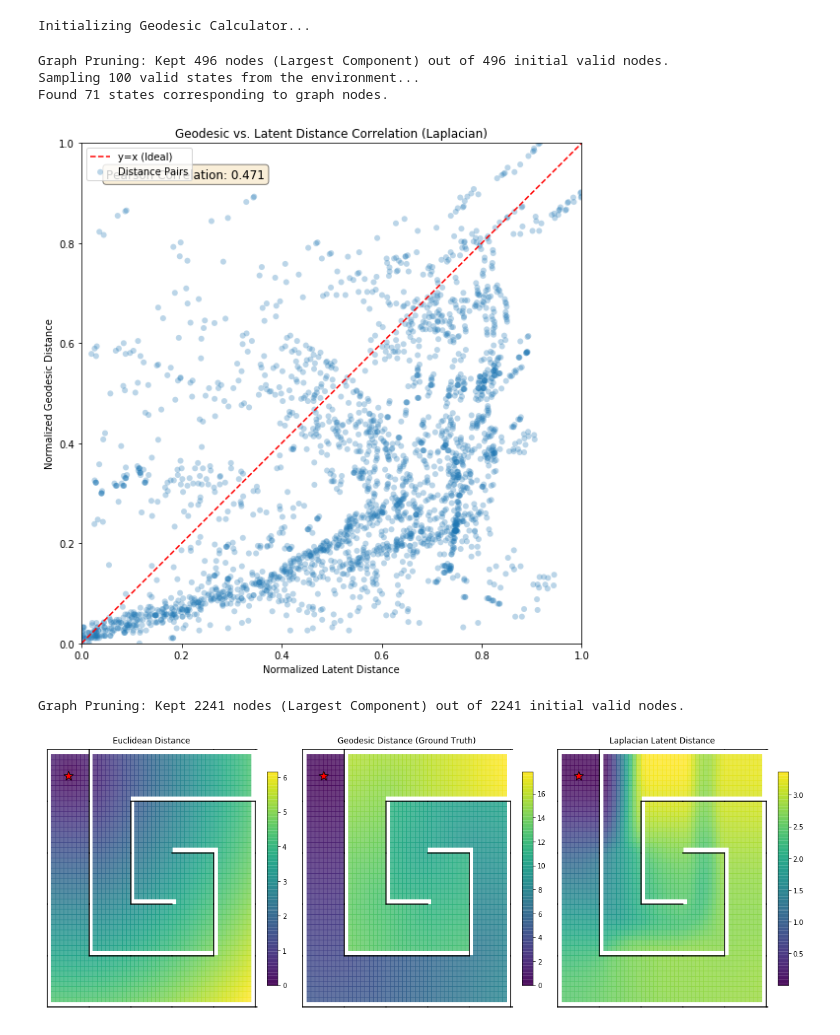
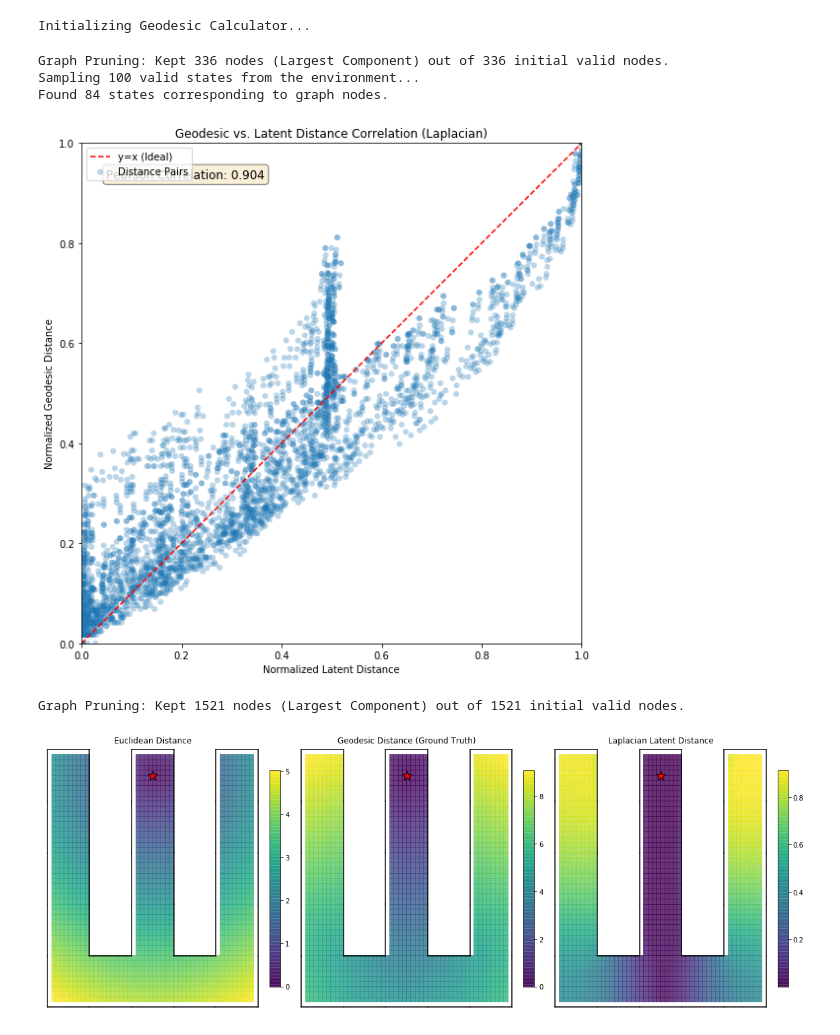
Before and after one commit to HiverXD/edl, a Jupyter notebook: notebooks/square_maze_geodesic copy.ipynb, the cells around one changed output. Saved outputs shown, nothing was run; the diff lists cells and outputs as text; code cells hidden in the pictures.

Commit message:
(feat) training ALLO & visualize 2

```diff
--- a/notebooks/square_maze_geodesic copy.ipynb
+++ b/notebooks/square_maze_geodesic copy.ipynb
@@ -12,7 +12,8 @@ from result_inspection.toy_maze_geodesic import *
 
 from agents.maze_agents.toy_maze.env.maze_env import Env
 # Spiral 미로 환경 생성
-env = Env(n=1, maze_type='spiral', use_antigoal=False)
+maze_type = 'square_b'
+env = Env(n=1, maze_type=maze_type, use_antigoal=False)
 # 가짜 exp 객체 (visualize 함수들이 exp.learner.agent.env 구조를 기대하므로
 class MockExperiment:
     def __init__(self, env):
@@ -38,6 +39,6 @@ Geodesic distance: 17.40
 # %%
 
-phi_encoder = load_laplacian_encoder(maze_type="square_a", experiment_name="default")
+phi_encoder = load_laplacian_encoder(maze_type=maze_type, experiment_name="default")
 visualize_geodesic_distance_correlation(
     exp,
     encoder=phi_encoder,
@@ -50,10 +51,10 @@ plt.tight_layout()
 plt.show()
 # %% [output]
 Initializing Geodesic Calculator...
-Graph Pruning: Kept 496 nodes (Largest Component) out of 496 initial valid nodes.
+Graph Pruning: Kept 336 nodes (Largest Component) out of 336 initial valid nodes.
 Sampling 100 valid states from the environment...
-Found 71 states corresponding to graph nodes.
+Found 84 states corresponding to graph nodes.
-[figure, old version]
+[figure, new version]
 # %%
 import torch
 import numpy as np
@@ -68,21 +69,24 @@ from result_inspection.toy_maze_geodesic import *
 
 
 # 1. 모델 및 계산기 준비
-phi_encoder = load_laplacian_encoder(maze_type="spiral")
+phi_encoder = load_laplacian_encoder(maze_type=maze_type)
 geo_calc = GeodesicDistanceCalculator(exp.learner.agent.env.maze,
-maze_type="spiral", resolution=0.1)
+maze_type=maze_type, resolution=0.1)
 vae = exp.learner.vae
 # 2. Metric 함수 정의
 def metric_euclidean(S, s0):
     S_t = torch.tensor(S, dtype=torch.float32)
     s0_t = torch.tensor(s0, dtype=torch.float32).unsqueeze(0)
     return torch.norm(S_t - s0_t, dim=1).detach().numpy()
-def metric_laplacian(S, s0):
+def metric_laplacian(S, s0, effective_dim=None):
     S_t = torch.tensor(S, dtype=torch.float32)
     s0_t = torch.tensor(s0, dtype=torch.float32).unsqueeze(0)
     with torch.no_grad():
         phi_S = phi_encoder(S_t)
         phi_s0 = phi_encoder(s0_t)
+        if effective_dim is not None:
+            phi_S = phi_S[:effective_dim]
+            phi_s0 = phi_s0[:effective_dim]
     return torch.norm(phi_S - phi_s0, dim=1).detach().numpy()
 def metric_geodesic(S, s0):
     # This might be slow if we call get_shortest_path for every point one one.
@@ -99,33 +103,33 @@ def metric_geodesic(S, s0):
     if s0_grid not in geo_calc.coord_to_node:
         return np.full(len(S), np.nan)
     s0_idx = geo_calc.coord_to_node[s0_grid]
     # Get all distances from s0 using the pre-computed matrix
     # But S points might not align perfectly with graph nodes.
     # We should snap S points to nearest nodes.
     for p in S:
         p_grid = geo_calc._get_grid_coords(p)
         if p_grid in geo_calc.coord_to_node:
             p_idx = geo_calc.coord_to_node[p_grid]
             d = geo_calc.dist_matrix[s0_idx, p_idx]
             dists.append(d)
         else:
             dists.append(np.nan)
     return np.array(dists)
 # 3. 기준점 설정
-s0 = (0.0, 0.0) # Example start point
+s0 = (2.0, 0.0) # Example start point
 # 4. 시각화 (3개 서브플롯)
 fig, axes = plt.subplots(1, 3, figsize=(16, 6))
 axes = axes.flatten()
 metrics = [
     (metric_euclidean, "Euclidean Distance"),
     (metric_geodesic, "Geodesic Distance (Ground Truth)"),
     (metric_laplacian, "Laplacian Latent Distance")
 ]
 for ax, (fn, title) in zip(axes, metrics):
     visualize_distance_heatmap(exp, fn, s0=s0, ax=ax, resolution=0.1,
 title=title)
 plt.tight_layout()
 plt.show()
 # %% [output]
-Graph Pruning: Kept 2241 nodes (Largest Component) out of 2241 initial valid nodes.
+Graph Pruning: Kept 1521 nodes (Largest Component) out of 1521 initial valid nodes.
-[figure, old version]
+[figure, new version]
```
Also changed, not shown: parts of 1 cell of this notebook, 6 other files.
